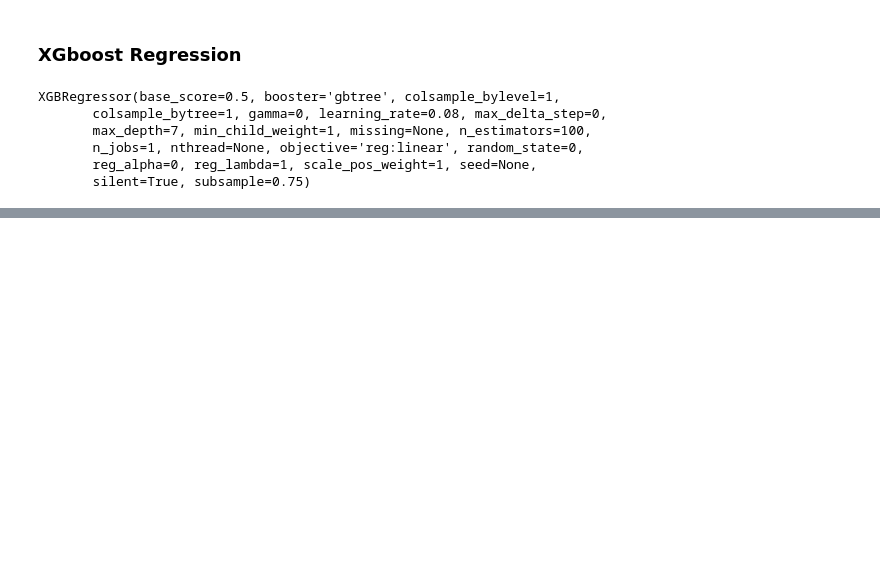
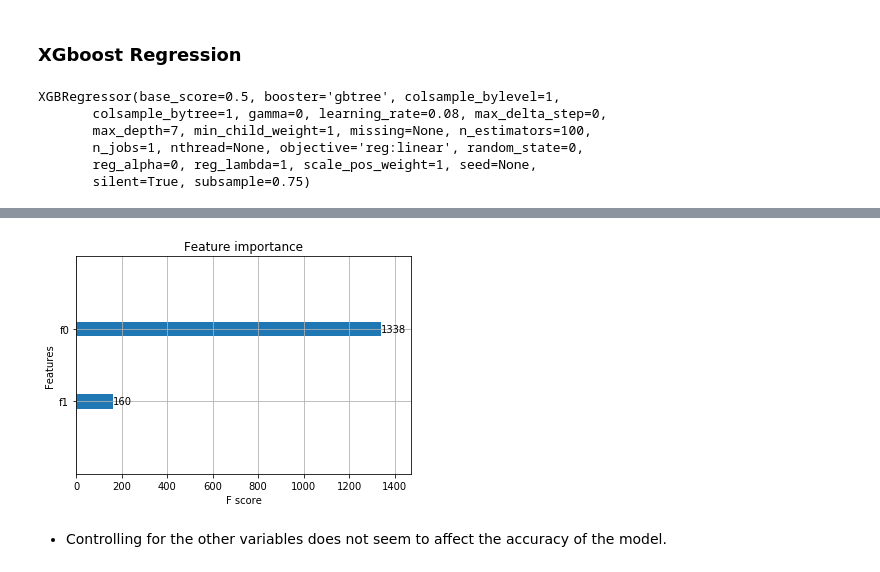
Before and after one commit to dgatlin/LogAnalysis, a Jupyter notebook: Log Level Data.ipynb, the cells around one changed output, grey strips where cells are left out. Drawn from its saved outputs; the diff is of its cells as text; code cells hidden in the pictures; blank space fills up the shorter version.

```diff
--- a/Log Level Data.ipynb
+++ b/Log Level Data.ipynb
@@ -222,0 +272,8 @@ plt.show()
+# %%
+# plot feature importance
+plot_importance(xgb)
+plt.show()
+# %% [output]
+[figure, added]
+# %% [markdown]
+* Controlling for the other variables does not seem to affect the accuracy of the model.
```
Also changed, not shown: parts of 19 cells of this notebook.
